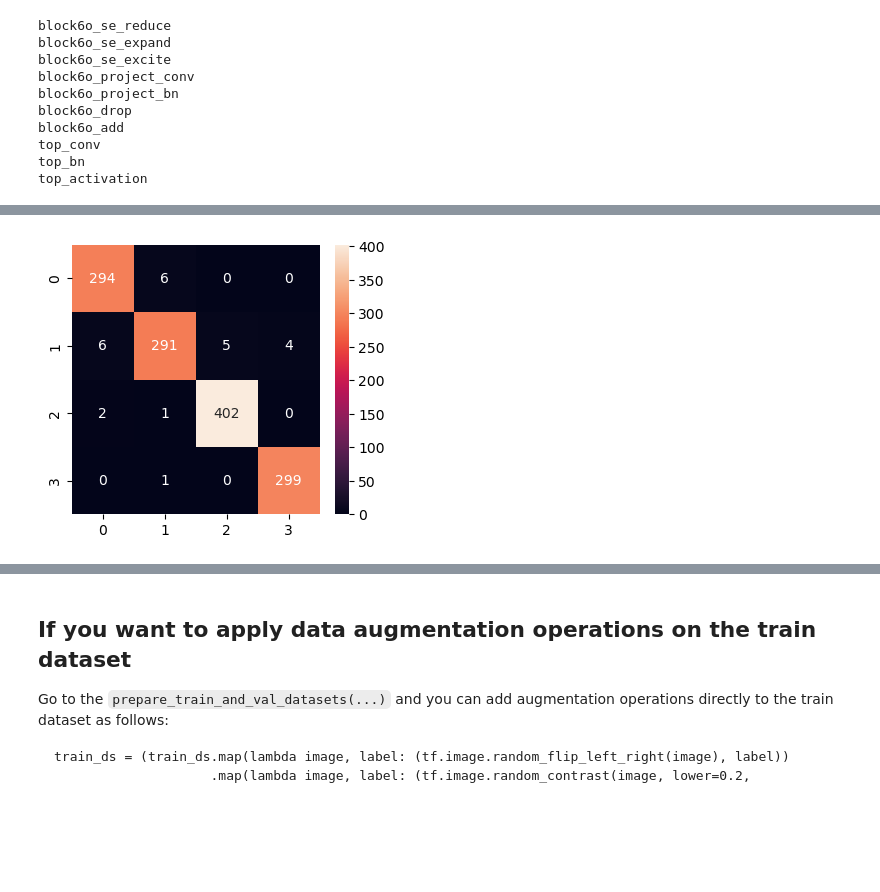
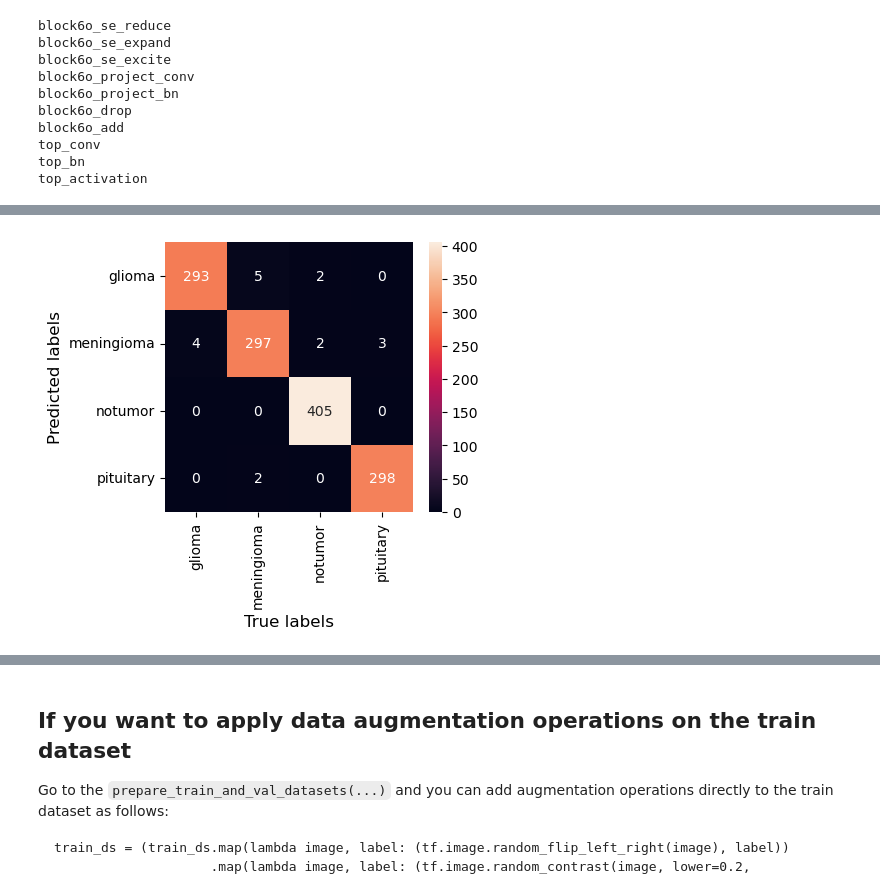
Before and after one commit to Kuroneko369/Brain-Tumor-Detector, a Jupyter notebook: Brain_Tumor_Detector_gammer.ipynb, the cells around one changed output, grey strips where cells are left out. Drawn from its saved outputs; the diff is of its cells as text; code cells hidden in the pictures; blank space fills up the shorter version.

```diff
--- a/Brain_Tumor_Detector_gammer.ipynb
+++ b/Brain_Tumor_Detector_gammer.ipynb
@@ -353,6 +399,8 @@ num_classes = 4
 new_model = Sequential()
 new_model.add(conv_model)
 new_model.add(tf.keras.layers.GlobalAveragePooling2D())
+new_model.add(layers.Dense(32, activation='relu'))
+new_model.add(layers.Dropout(0.2))
 new_model.add(tf.keras.layers.Dense(num_classes, activation='softmax'))
 # %%
 new_model.summary()
@@ -380,7 +432,13 @@ new_model.compile(
               metrics = ['sparse_categorical_accuracy']
               )
 # %%
-from tensorflow.keras.callbacks import ModelCheckpoint
+%%time
+# Define the checkpoint callback
+checkpoint = ModelCheckpoint("best_model_EN.h5", monitor='val_loss', save_best_only=True, mode='min')
 
-# Define the checkpoint callback
-checkpoint = ModelCheckpoint("best_model.h5", monitor='val_loss', save_best_only=True, mode='min')
+history_1 = new_model.fit(
+                            train_ds,
+                            epochs = 20,
+                            validation_data = val_ds,
+                            callbacks=[checkpoint]
+                            )
@@ -469,9 +529,18 @@ weighted avg       0.98      0.98      0.98      1311
 # %%
 plt.subplots(figsize=(4,3.5))
-sns.heatmap(confusion_matrix(y_true, y_pred_class_1), annot=True, fmt=".0f");
+ax = sns.heatmap(confusion_matrix(y_true_1, y_pred_class_1),
+            annot=True,
+            fmt=".0f",
+            xticklabels=classes,
+            yticklabels=classes
+            );
+#ax.set_xticklabels(class_names, rotation=90, size="10")
+ax.set_xlabel('True labels', size='12')
+ax.set_ylabel('Predicted labels', size='12')
+plt.savefig("./plots/basic_EN_CM.png", dpi=300, format='png')
 plt.show()
 # %% [output]
-[figure, old version]
+[figure, new version]
 # %%
 print(confusion_matrix(y_true, y_pred_class_1))
 # %% [output]
```
Also changed, not shown: parts of 48 cells of this notebook.
